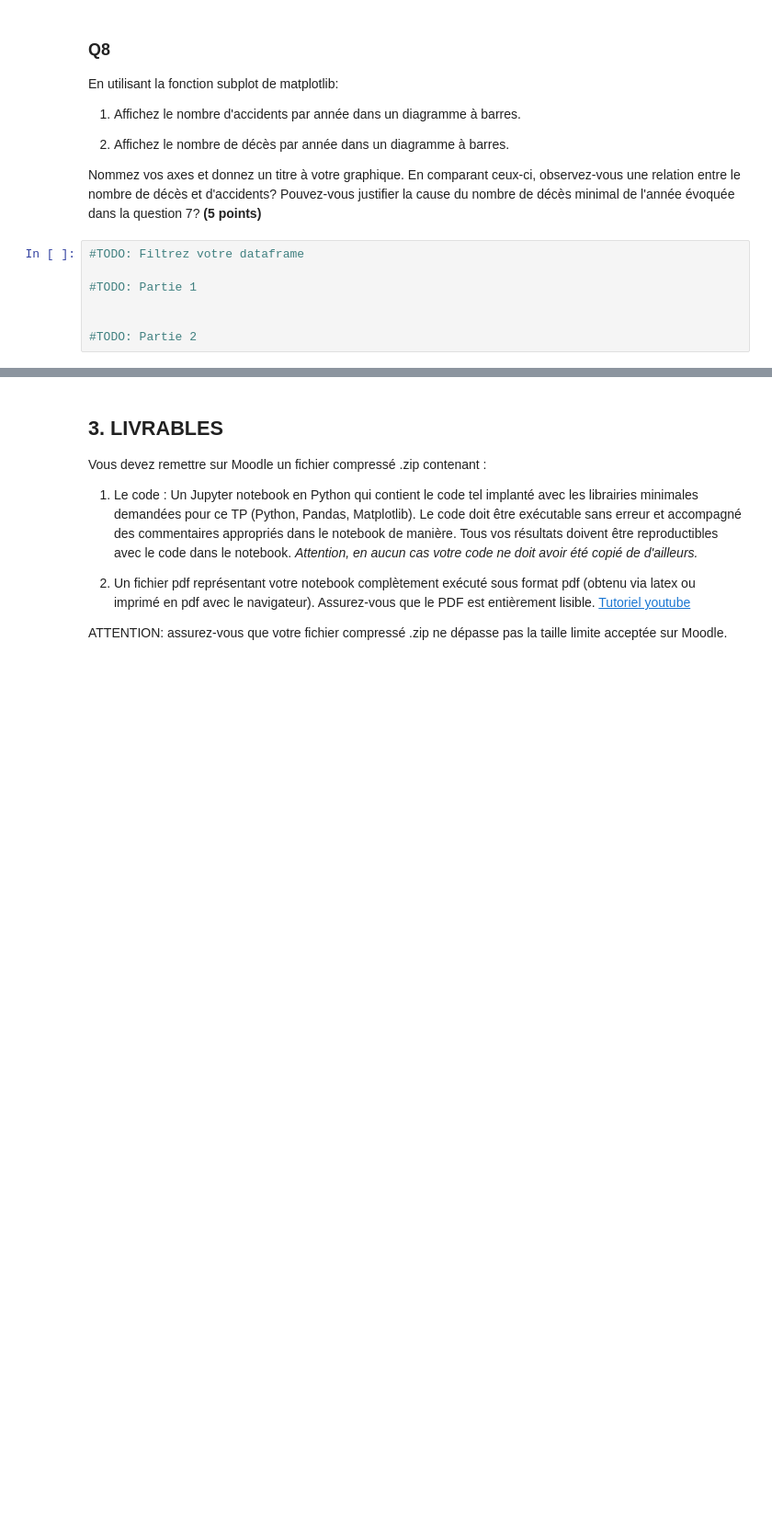
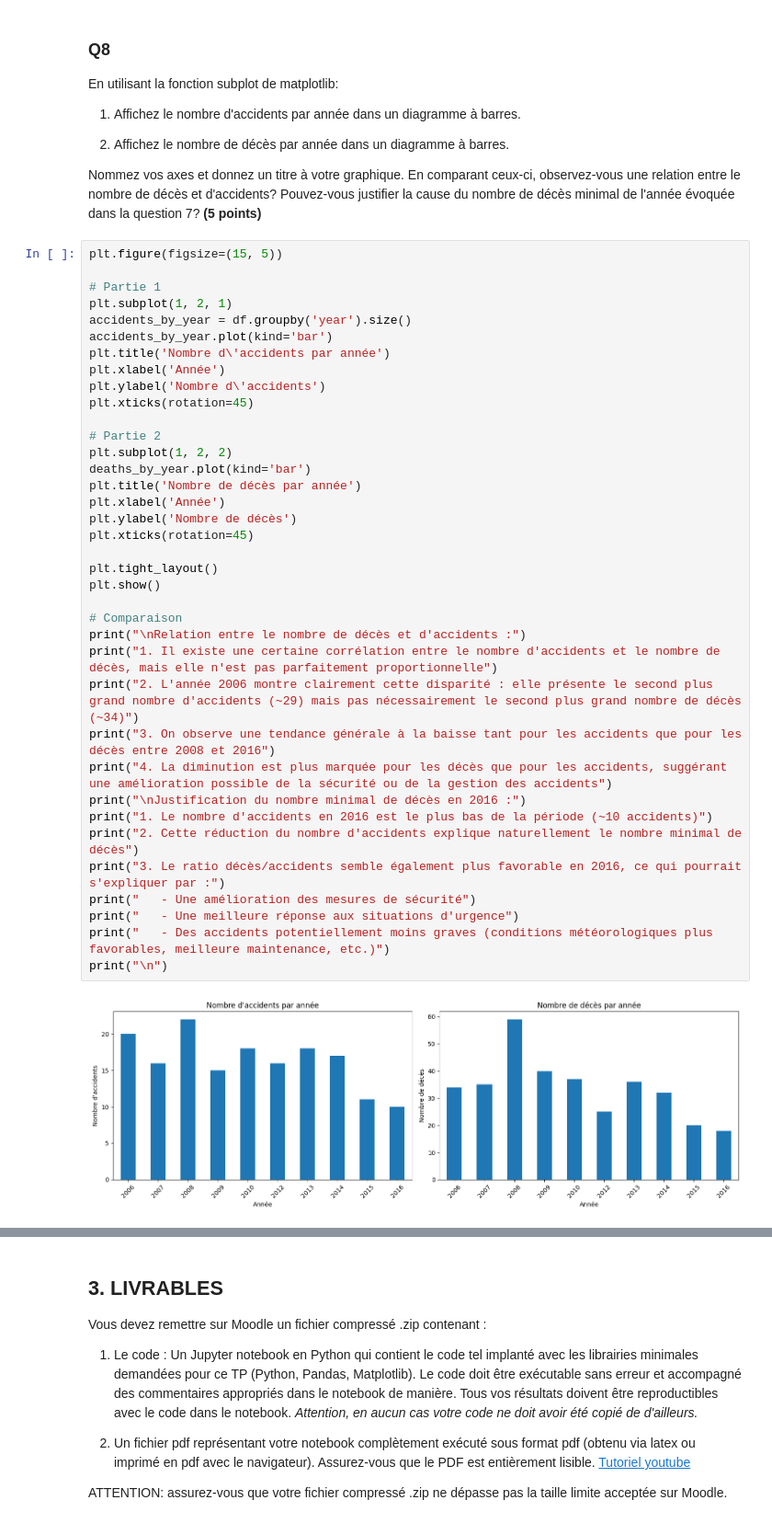
Before and after one commit to o-benz/INF8008, a Jupyter notebook: TP1/TP1.ipynb, the cells around one changed output, grey strips where cells are left out. Shown at 92% size. Saved outputs shown, nothing was run; the diff lists cells and outputs as text; blank space fills up the shorter version.

```diff
--- a/TP1/TP1.ipynb
+++ b/TP1/TP1.ipynb
@@ -86,10 +189,42 @@ En utilisant la fonction subplot de matplotlib:
 
 Nommez vos axes et donnez un titre à votre graphique.
 En comparant ceux-ci, observez-vous une relation entre le nombre de décès et d'accidents? Pouvez-vous justifier la cause du nombre de décès minimal de l'année évoquée dans la question 7?  <b>(5 points)</b>
-# %%
-#TODO: Filtrez votre dataframe
-
-#TODO: Partie 1
-
-
-#TODO: Partie 2
+# %%
+plt.figure(figsize=(15, 5))
+
+# Partie 1
+plt.subplot(1, 2, 1)
+accidents_by_year = df.groupby('year').size()
+accidents_by_year.plot(kind='bar')
+plt.title('Nombre d\'accidents par année')
+plt.xlabel('Année')
+plt.ylabel('Nombre d\'accidents')
+plt.xticks(rotation=45)
+
+# Partie 2
+plt.subplot(1, 2, 2)
+deaths_by_year.plot(kind='bar')
+plt.title('Nombre de décès par année')
+plt.xlabel('Année')
+plt.ylabel('Nombre de décès')
+plt.xticks(rotation=45)
+
+plt.tight_layout()
+plt.show()
+
+# Comparaison
+print("\nRelation entre le nombre de décès et d'accidents :")
+print("1. Il existe une certaine corrélation entre le nombre d'accidents et le nombre de décès, mais elle n'est pas parfaitement proportionnelle")
+print("2. L'année 2006 montre clairement cette disparité : elle présente le second plus grand nombre d'accidents (~29) mais pas nécessairement le second plus grand nombre de décès (~34)")
+print("3. On observe une tendance générale à la baisse tant pour les accidents que pour les décès entre 2008 et 2016")
+print("4. La diminution est plus marquée pour les décès que pour les accidents, suggérant une amélioration possible de la sécurité ou de la gestion des accidents")
+print("\nJustification du nombre minimal de décès en 2016 :")
+print("1. Le nombre d'accidents en 2016 est le plus bas de la période (~10 accidents)")
+print("2. Cette réduction du nombre d'accidents explique naturellement le nombre minimal de décès")
+print("3. Le ratio décès/accidents semble également plus favorable en 2016, ce qui pourrait s'expliquer par :")
+print("   - Une amélioration des mesures de sécurité")
+print("   - Une meilleure réponse aux situations d'urgence")
+print("   - Des accidents potentiellement moins graves (conditions météorologiques plus favorables, meilleure maintenance, etc.)")
+print("\n")
+# %% [output]
+[figure, added]
```
Also changed, not shown: parts of 18 cells of this notebook.
